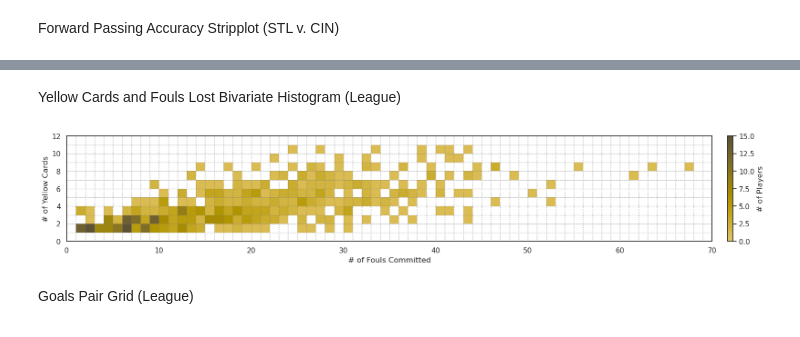
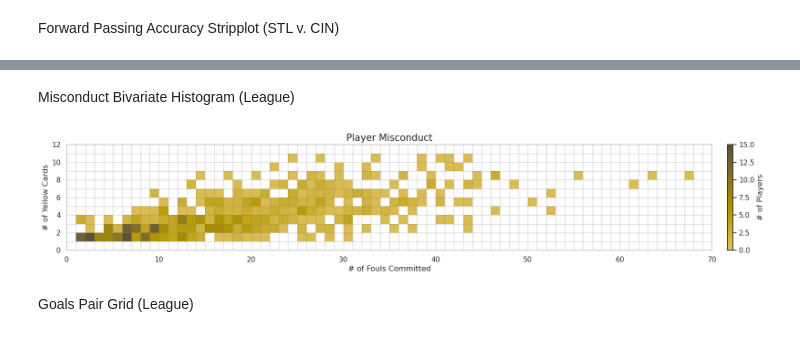
Before and after one commit to gtorrini/portfolio, a Jupyter notebook: data/mls_demo.ipynb, the cells around one changed output, grey strips where cells are left out. Cells and saved outputs as stored; diff of their text form; code cells hidden in the pictures.

```diff
--- a/data/mls_demo.ipynb
+++ b/data/mls_demo.ipynb
@@ -52,23 +53,24 @@ ax.set(ylabel='Forward Passing Accuracy (%)', xlabel='Club', title='Conference L
 # %% [markdown]
-Yellow Cards and Fouls Lost Bivariate Histogram (League)
+Misconduct Bivariate Histogram (League)
 # %%
 mls_players = league_stats(2023, 'players')
 # %%
 fig, ax = plt.subplots(figsize=(22,3))
 
 sns.set_theme(style='white')
 sns.histplot(data=mls_players, x='regular_season_statistics.fk_foul_lost', y='regular_season_statistics.yellow_card', binwidth=1,
              cbar=True, cbar_kws={'label': '# of Players', 'pad': 0.02}, zorder=0, color='gold')
 sns.light_palette('goldenrod', as_cmap=True)
 ax.set(xlabel='# of Fouls Committed', ylabel='# of Yellow Cards', xlim=(0, 70), ylim=(0, 12))
 ax.xaxis.set_major_locator(MultipleLocator(10))
 ax.xaxis.set_minor_locator(MultipleLocator(1))
 ax.yaxis.set_major_locator(MultipleLocator(2))
 ax.yaxis.set_minor_locator(AutoMinorLocator(2))
 ax.grid(which='major', color='grey', linestyle=':', alpha=0.8)
 ax.grid(which='minor', color='grey', linestyle=':', alpha=0.8)
+ax.set_title('Player Misconduct', size=15);
 # %% [output]
-[figure, old version]
+[figure, new version]
 # %% [markdown]
 Goals Pair Grid (League)
 # %%
```
Also changed, not shown: parts of 9 cells of this notebook.
